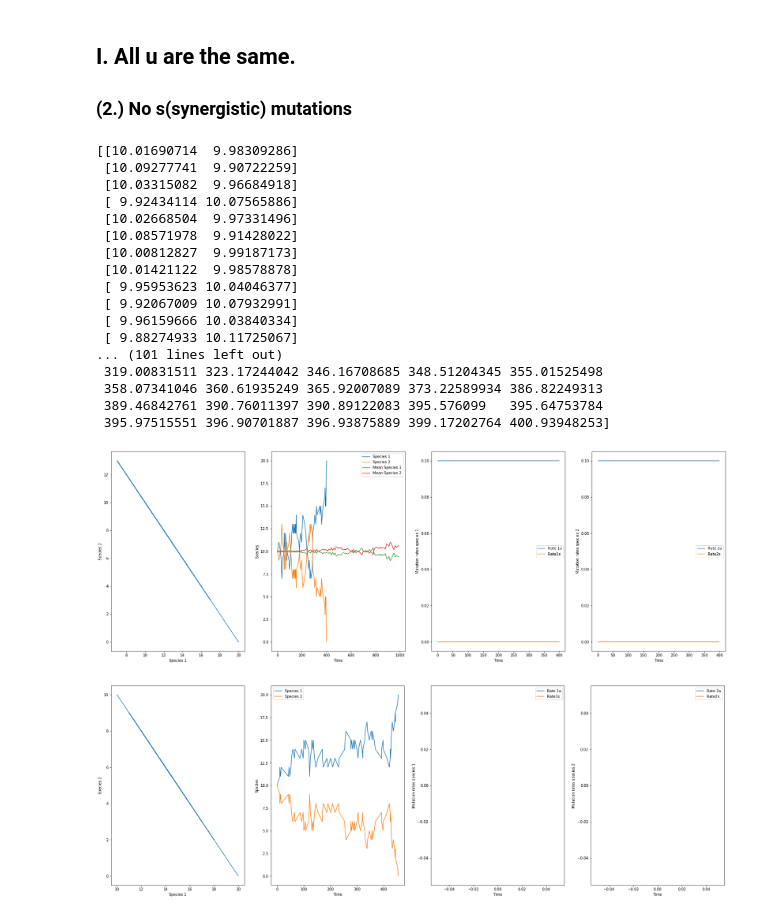
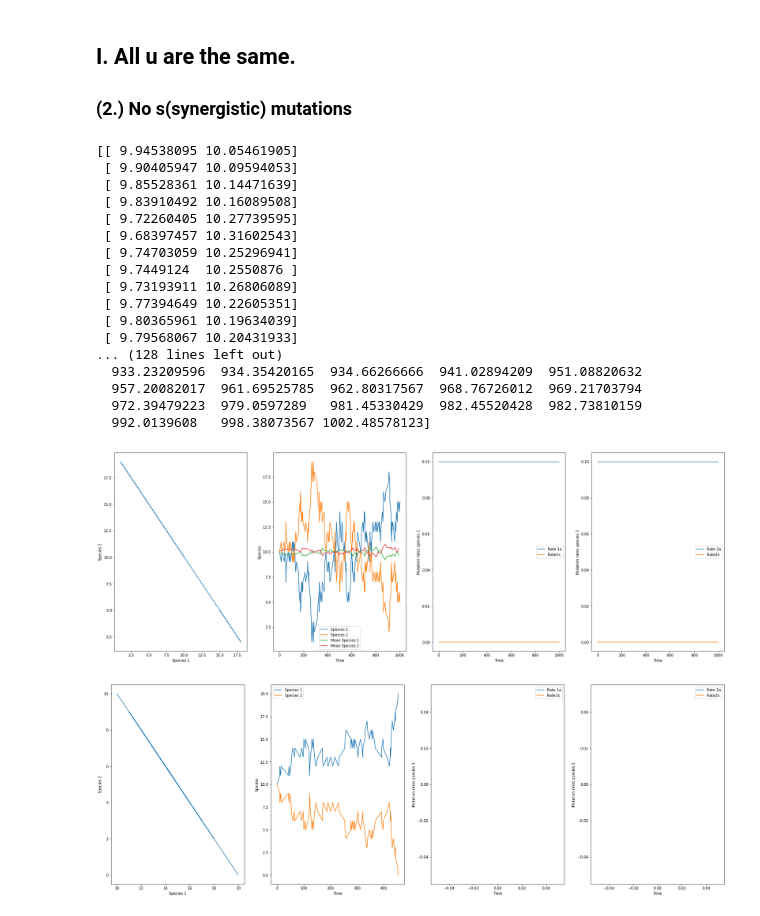
Before and after one commit to iriswangziyi/BGGN212-Coevolution, a Jupyter notebook: CoEvo_Code_recent.ipynb, the cells around one changed output. Drawn from its saved outputs; the diff is of its cells as text; code cells hidden in the pictures.

```diff
--- a/CoEvo_Code_recent.ipynb
+++ b/CoEvo_Code_recent.ipynb
@@ -354,40 +354,42 @@ coEvoAvg_N(5,X,Y,"u1a","u1s","u2a","u2s",u1a,u1s,u2a,u2s,num1,num2,T,t)
 # %%
 # Input parameters ####################
 # int; total population
 X = 10
 Y = 10
 
 # float; maximum elapsed time
 T = 1000.0
 # float; start time
 t = 0.0
 
 u1a=0.1
 u1s=0
 u2a=0.1
 u2s=0
+num1=0
+num2=0
 
 N=1000
 coEvo_N(N,X,Y,"u1a","u1s","u2a","u2s",u1a,u1s,u2a,u2s,num1,num2,T,t)
 # %% [output]
-[[10.01690714  9.98309286]
- [10.09277741  9.90722259]
- [10.03315082  9.96684918]
- [ 9.92434114 10.07565886]
- [10.02668504  9.97331496]
- [10.08571978  9.91428022]
- [10.00812827  9.99187173]
- [10.01421122  9.98578878]
- [ 9.95953623 10.04046377]
- [ 9.92067009 10.07932991]
- [ 9.96159666 10.03840334]
- [ 9.88274933 10.11725067]
-... (101 lines left out)
- 319.00831511 323.17244042 346.16708685 348.51204345 355.01525498
- 358.07341046 360.61935249 365.92007089 373.22589934 386.82249313
- 389.46842761 390.76011397 390.89122083 395.576099   395.64753784
- 395.97515551 396.90701887 396.93875889 399.17202764 400.93948253]
+[[ 9.94538095 10.05461905]
+ [ 9.90405947 10.09594053]
+ [ 9.85528361 10.14471639]
+ [ 9.83910492 10.16089508]
+ [ 9.72260405 10.27739595]
+ [ 9.68397457 10.31602543]
+ [ 9.74703059 10.25296941]
+ [ 9.7449124  10.2550876 ]
+ [ 9.73193911 10.26806089]
+ [ 9.77394649 10.22605351]
+ [ 9.80365961 10.19634039]
+ [ 9.79568067 10.20431933]
+... (128 lines left out)
+  933.23209596  934.35420165  934.66266666  941.02894209  951.08820632
+  957.20082017  961.69525785  962.80317567  968.76726012  969.21703794
+  972.39479223  979.0597289   981.45330429  982.45520428  982.73810159
+  992.0139608   998.38073567 1002.48578123]
-[figure, old version]
+[figure, new version]
 # %%
 coEvoAvg_N(5,X,Y,"u1a","u1s","u2a","u2s",u1a,u1s,u2a,u2s,num1,num2,T,t)
 # %% [output]
```
Also changed, not shown: parts of 1 cell of this notebook, 1 other file.
